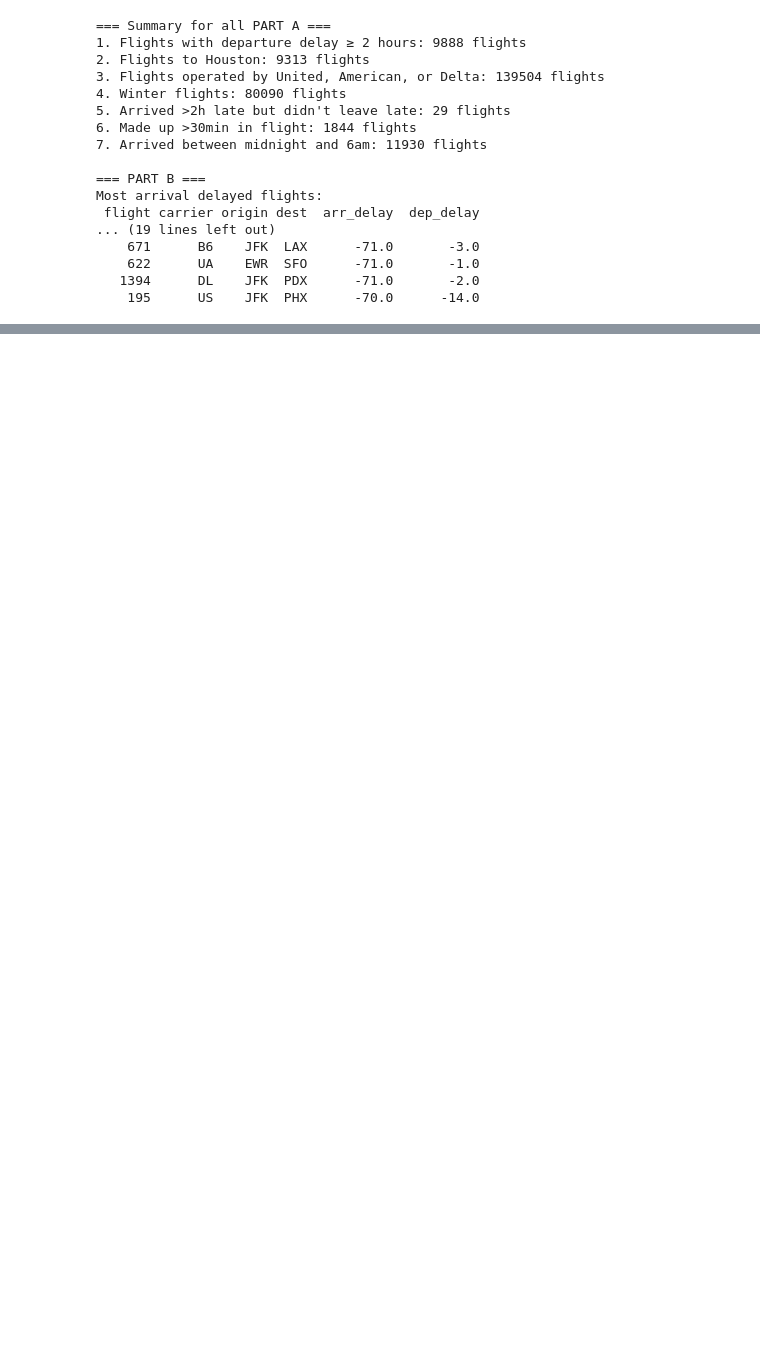
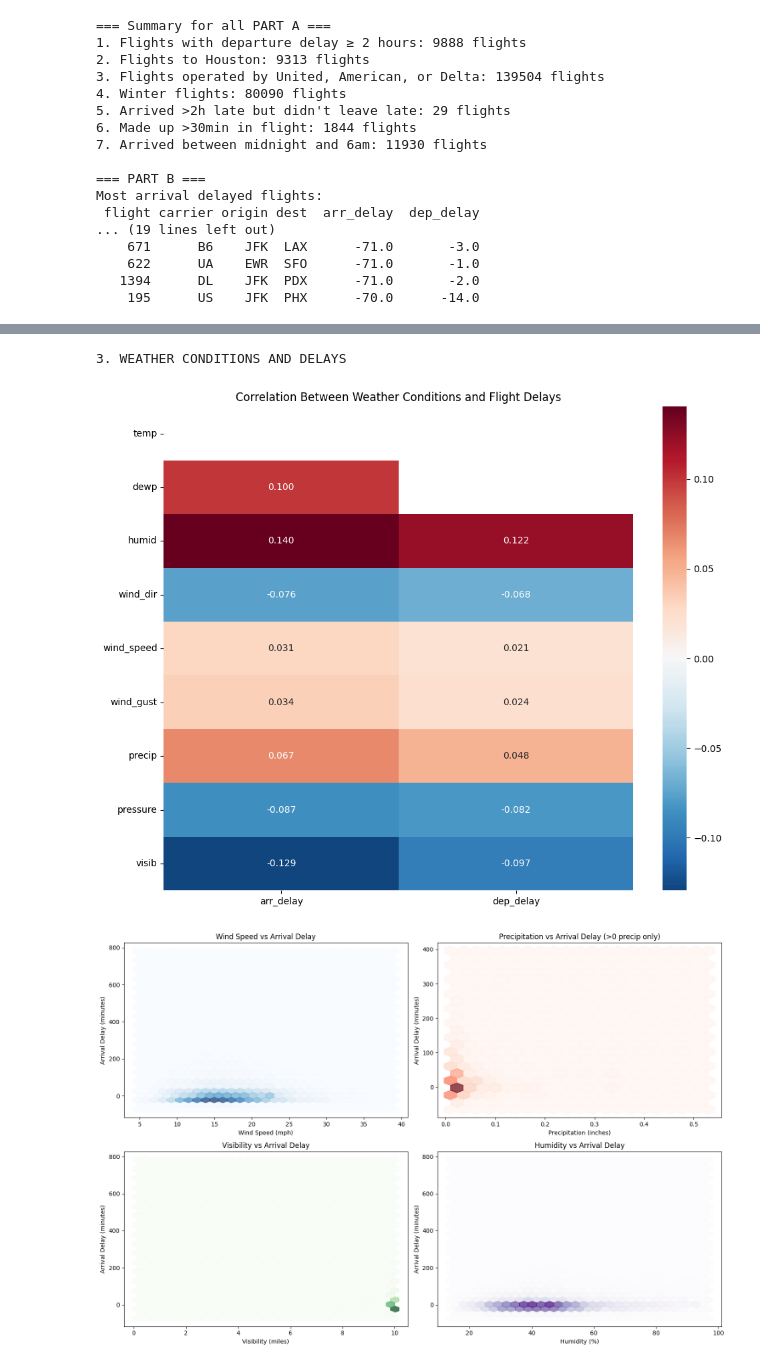
Before and after one commit to KevinCheung830/S5106_hw3, a Jupyter notebook: HW3.ipynb, the cells around one changed output, grey strips where cells are left out. Drawn from its saved outputs; the diff is of its cells as text; code cells hidden in the pictures; blank space fills up the shorter version.

```diff
--- a/HW3.ipynb
+++ b/HW3.ipynb
@@ -241,0 +364,80 @@ Most arrival delayed flights:
+# %%
+import seaborn as sns
+print("\n3. WEATHER CONDITIONS AND DELAYS")
+
+# Merge flights with weather data
+flights_weather = flights.merge(
+    weather,
+    on=['year', 'month', 'day', 'hour', 'origin'],
+    how='inner'
+)
+
+# Select relevant weather columns and delays
+weather_columns = ['temp', 'dewp', 'humid', 'wind_dir', 'wind_speed', 'wind_gust', 'precip', 'pressure', 'visib']
+weather_delay_analysis = flights_weather[weather_columns + ['arr_delay', 'dep_delay']].dropna()
+
+# Calculate correlations
+correlation_matrix = weather_delay_analysis.corr()
+
+# Create correlation heatmap
+plt.figure(figsize=(10, 8))
+mask = np.triu(np.ones_like(correlation_matrix[['arr_delay', 'dep_delay']].drop(['arr_delay', 'dep_delay']), dtype=bool))
+sns.heatmap(
+    correlation_matrix[['arr_delay', 'dep_delay']].drop(['arr_delay', 'dep_delay']),
+    annot=True,
+    cmap='RdBu_r',
+    center=0,
+    mask=mask,
+    fmt='.3f'
+)
+plt.title('Correlation Between Weather Conditions and Flight Delays')
+plt.tight_layout()
+plt.show()
+
+# Analyze specific weather conditions
+fig, axes = plt.subplots(2, 2, figsize=(15, 10))
+
+# Wind speed vs delays
+axes[0,0].hexbin(weather_delay_analysis['wind_speed'], weather_delay_analysis['arr_delay'],
+                gridsize=30, cmap='Blues', alpha=0.7)
+axes[0,0].set_xlabel('Wind Speed (mph)')
+axes[0,0].set_ylabel('Arrival Delay (minutes)')
+axes[0,0].set_title('Wind Speed vs Arrival Delay')
+
+# Precipitation vs delays
+precip_data = weather_delay_analysis[weather_delay_analysis['precip'] > 0]
+axes[0,1].hexbin(precip_data['precip'], precip_data['arr_delay'],
+                gridsize=20, cmap='Reds', alpha=0.7)
+axes[0,1].set_xlabel('Precipitation (inches)')
+axes[0,1].set_ylabel('Arrival Delay (minutes)')
+axes[0,1].set_title('Precipitation vs Arrival Delay (>0 precip only)')
+
+# Visibility vs delays
+axes[1,0].hexbin(weather_delay_analysis['visib'], weather_delay_analysis['arr_delay'],
+                gridsize=30, cmap='Greens', alpha=0.7)
+axes[1,0].set_xlabel('Visibility (miles)')
+axes[1,0].set_ylabel('Arrival Delay (minutes)')
+axes[1,0].set_title('Visibility vs Arrival Delay')
+
+# Humidity vs delays
+axes[1,1].hexbin(weather_delay_analysis['humid'], weather_delay_analysis['arr_delay'],
+                gridsize=30, cmap='Purples', alpha=0.7)
+axes[1,1].set_xlabel('Humidity (%)')
+axes[1,1].set_ylabel('Arrival Delay (minutes)')
+axes[1,1].set_title('Humidity vs Arrival Delay')
+
+plt.tight_layout()
+plt.show()
+
+# Statistical summary
+print("Average delays by weather conditions:")
+print(f"High wind (>20 mph): {weather_delay_analysis[weather_delay_analysis['wind_speed'] > 20]['arr_delay'].mean():.2f} min")
+print(f"Low wind (≤20 mph): {weather_delay_analysis[weather_delay_analysis['wind_speed'] <= 20]['arr_delay'].mean():.2f} min")
+print(f"With precipitation: {weather_delay_analysis[weather_delay_analysis['precip'] > 0]['arr_delay'].mean():.2f} min")
+print(f"No precipitation: {weather_delay_analysis[weather_delay_analysis['precip'] == 0]['arr_delay'].mean():.2f} min")
+print(f"Low visibility (<5 miles): {weather_delay_analysis[weather_delay_analysis['visib'] < 5]['arr_delay'].mean():.2f} min")
+print(f"Good visibility (≥5 miles): {weather_delay_analysis[weather_delay_analysis['visib'] >= 5]['arr_delay'].mean():.2f} min")
+# %% [output]
+3. WEATHER CONDITIONS AND DELAYS
+[figure, added]
+[figure, added]
```
Also changed, not shown: parts of 33 cells of this notebook, 2 other files.
